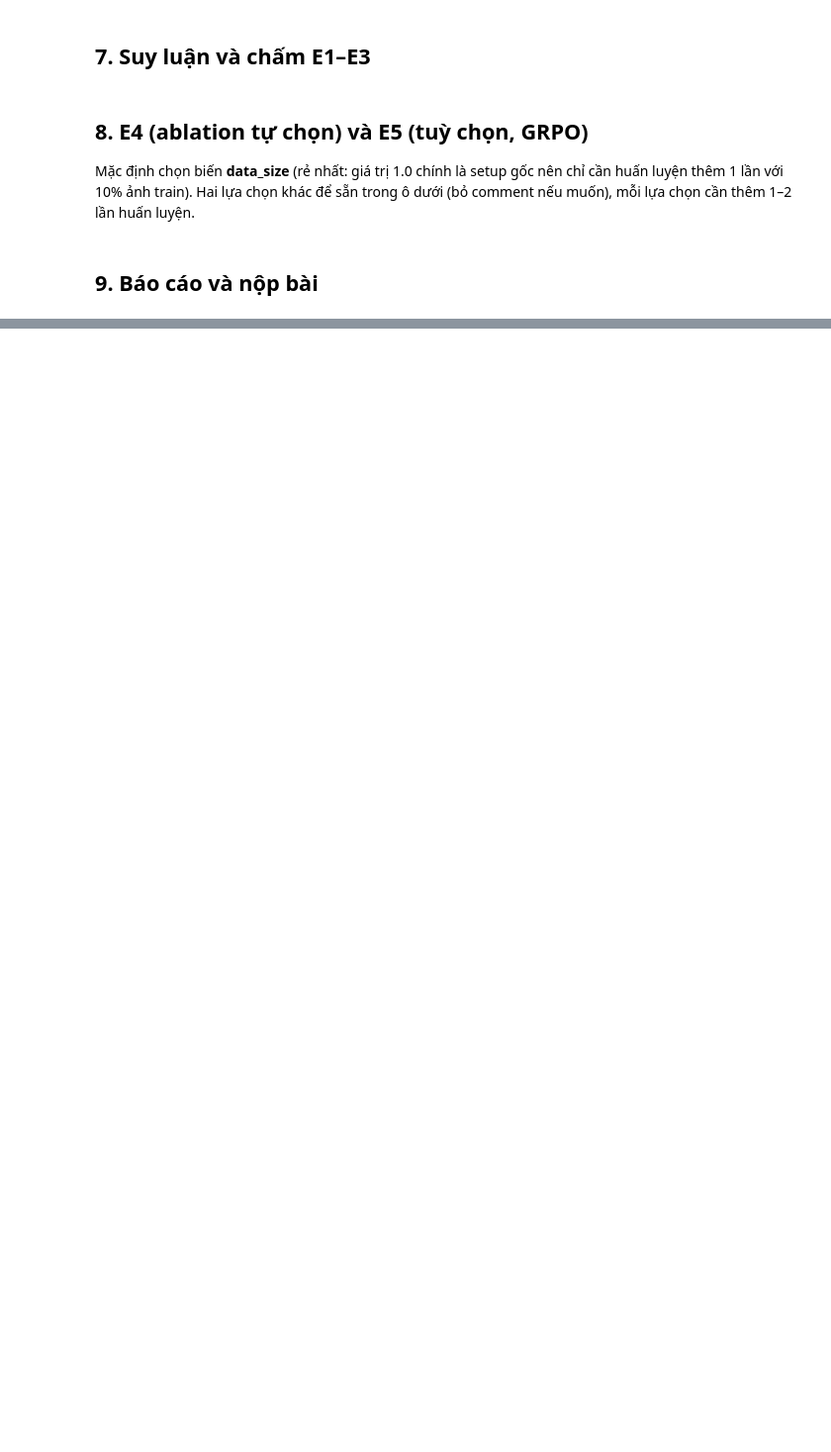
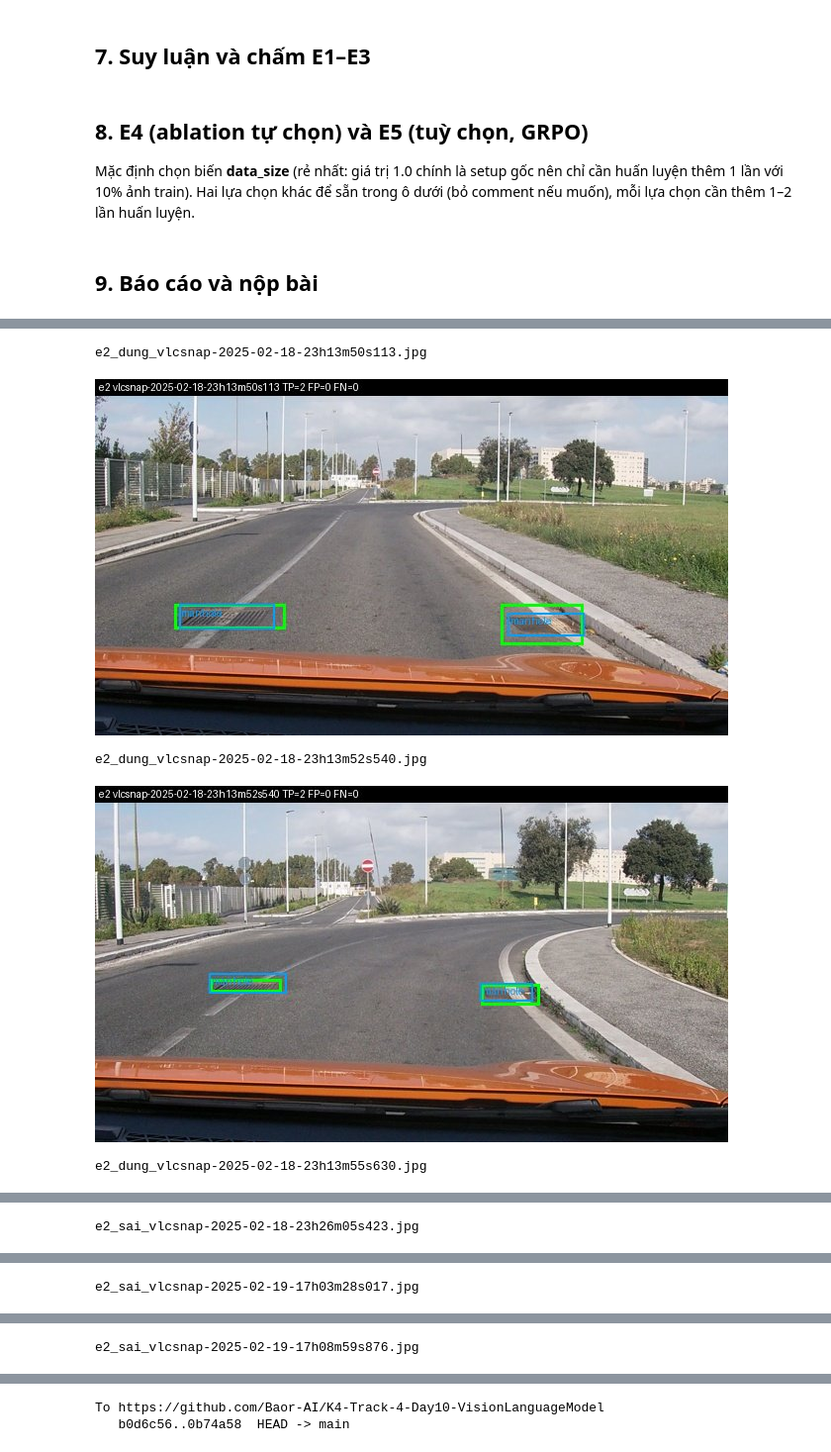
Before and after one commit to Baor-AI/K4-Track-4-Day10-VisionLanguageModel, a Jupyter notebook: lab_day10.ipynb, the cells around one changed output, grey strips where cells are left out. Shown at 99% size. Cells and saved outputs as stored; diff of their text form; code cells hidden in the pictures; blank space fills up the shorter version.

```diff
--- a/lab_day10.ipynb
+++ b/lab_day10.ipynb
@@ -255,0 +388,11 @@ git_push("E0 + E1: zero-shot và LoRA LLM")
+# %%
+from IPython.display import Image as IPImage, display
+from lab.report_tools import save_examples
+for p in save_examples("e2", DATA_DIR):
+    print(p.name); display(IPImage(str(p)))
+# %% [output]
+e2_dung_vlcsnap-2025-02-18-23h13m50s113.jpg
+[figure, added]
+e2_dung_vlcsnap-2025-02-18-23h13m52s540.jpg
+[figure, added]
+e2_dung_vlcsnap-2025-02-18-23h13m55s630.jpg
@@ -255,0 +400 @@ git_push("E0 + E1: zero-shot và LoRA LLM")
+e2_sai_vlcsnap-2025-02-18-23h26m05s423.jpg
@@ -255,0 +402 @@ git_push("E0 + E1: zero-shot và LoRA LLM")
+e2_sai_vlcsnap-2025-02-19-17h03m28s017.jpg
@@ -255,0 +404 @@ git_push("E0 + E1: zero-shot và LoRA LLM")
+e2_sai_vlcsnap-2025-02-19-17h08m59s876.jpg
@@ -255,0 +406,5 @@ git_push("E0 + E1: zero-shot và LoRA LLM")
+# %%
+git_push("Câu 2, 3, 9: output thô E0, chấm sai thang, hình minh hoạ E2")
+# %% [output]
+To https://github.com/Baor-AI/K4-Track-4-Day10-VisionLanguageModel
+   b0d6c56..0b74a58  HEAD -> main
```
Also changed, not shown: parts of 17 cells of this notebook.
